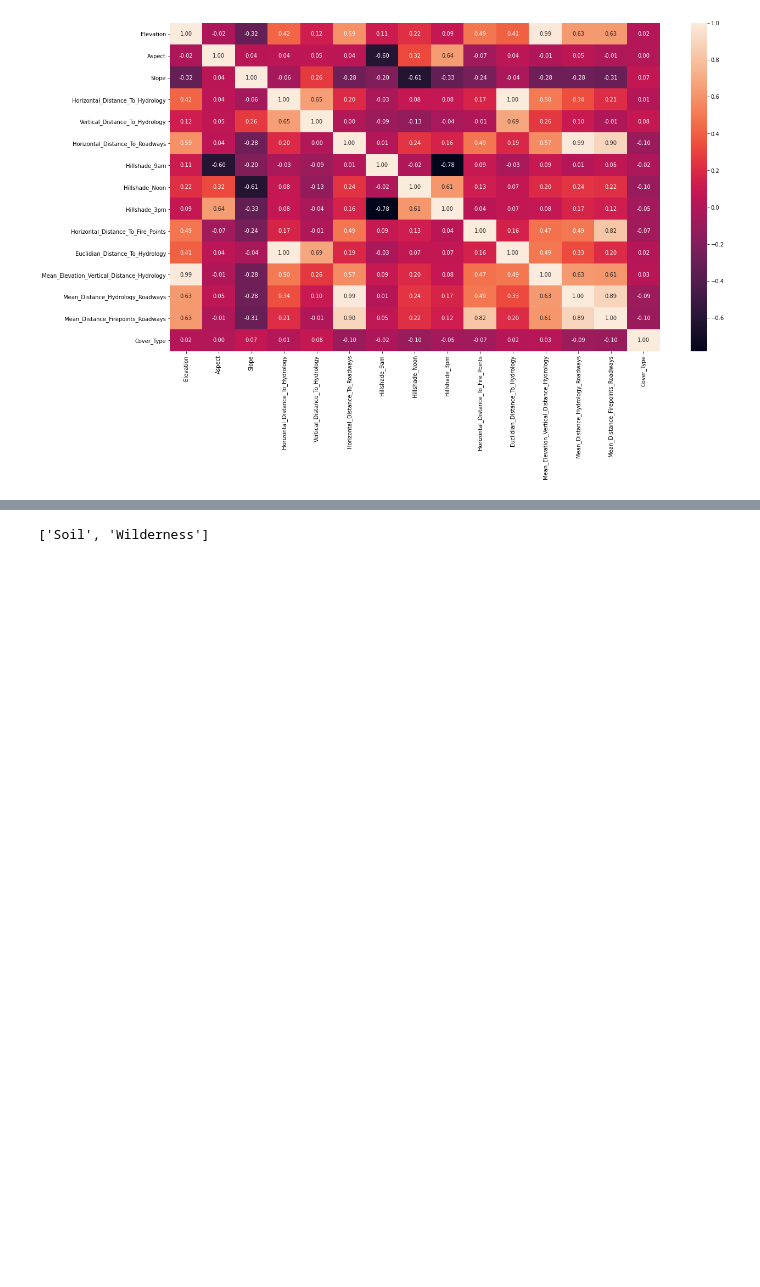
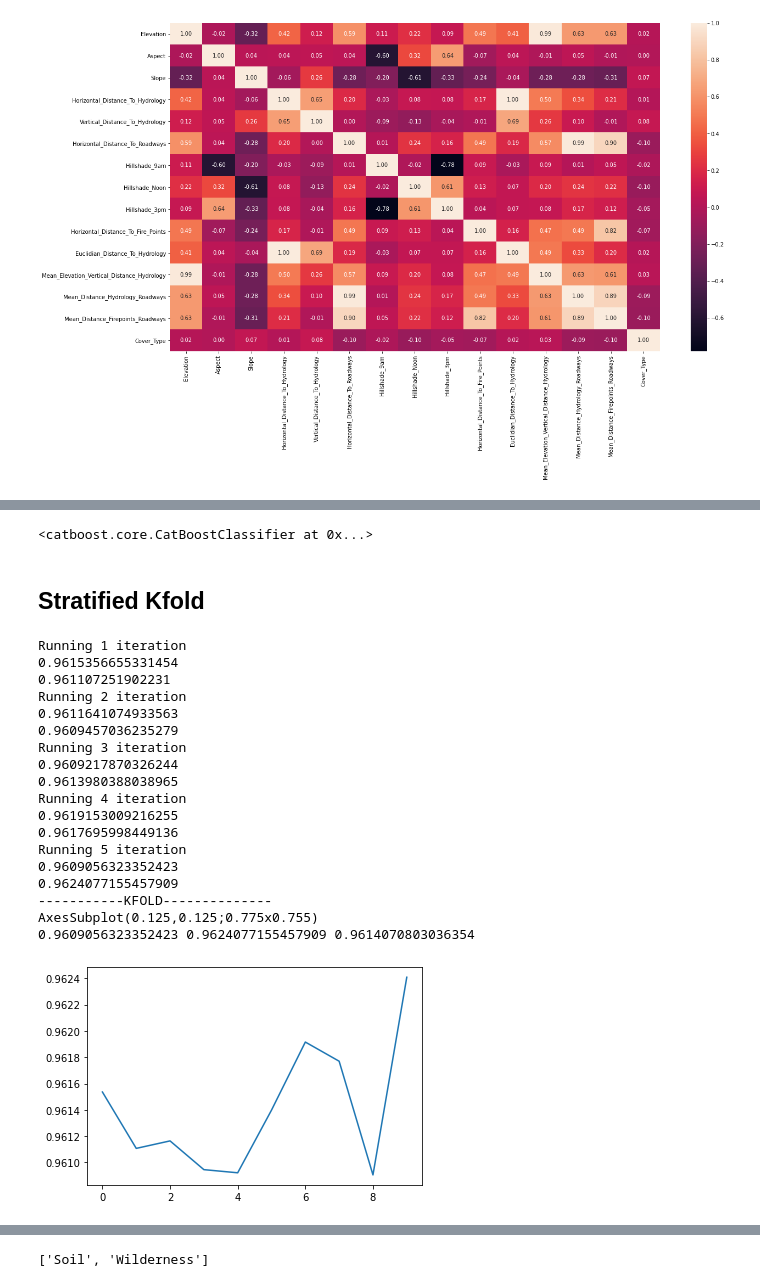
Before and after one commit to plaban1981/Dphi_hackathon, a Jupyter notebook: Data_Sprint_29_Forest_Cover_Type.ipynb, the cells around one changed output, grey strips where cells are left out. Saved outputs shown, nothing was run; the diff lists cells and outputs as text; code cells hidden in the pictures; blank space fills up the shorter version.

```diff
--- a/Data_Sprint_29_Forest_Cover_Type.ipynb
+++ b/Data_Sprint_29_Forest_Cover_Type.ipynb
@@ -515,0 +601,65 @@ Y = train['Cover_Type']
+# %%
+grid.best_estimator_
+# %% [output]
+<catboost.core.CatBoostClassifier at 0x...>
+# %% [markdown]
+## Stratified Kfold
+# %%
+from sklearn.model_selection import StratifiedKFold
+from sklearn.metrics import *
+iterations = 5
+scores = []
+scores_val = []
+target = Y
+temp = X
+predictions = []
+for i in range(iterations):
+    print(f'Running {i+1} iteration')
+
+    kfold = StratifiedKFold(n_splits = 2, shuffle=True)
+
+    for train_index,test_index in kfold.split(temp,target):
+        xtrain,xtest = temp.iloc[train_index],temp.iloc[test_index]
+        ytrain,ytest = target.iloc[train_index],target.iloc[test_index]
+
+        #model  = CatBoostClassifier(learning_rate = 0.04627007502666947, n_estimators =1483, random_state = 60)
+        model = CatBoostClassifier(max_depth=10,
+                                   random_state=42,
+                                   iterations = 1000,
+                                   learning_rate =0.3,
+                                   l2_leaf_reg = 1,
+                                   eval_metric='Accuracy',
+                                   auto_class_weights='Balanced',
+                                   verbose=0,task_type="GPU")
+        model.fit(xtrain,ytrain)
+
+        preds = model.predict(xtest)
+
+        print(accuracy_score(ytest,preds))
+        scores.append(accuracy_score(ytest,preds))
+        #
+#
+#
+print('-----------KFOLD--------------')
+print(sns.lineplot(x=[i for i in range(len(scores))],y=scores))
+print(min(scores),max(scores),np.mean(scores))
+# %% [output]
+Running 1 iteration
+0.9615356655331454
+0.961107251902231
+Running 2 iteration
+0.9611641074933563
+0.9609457036235279
+Running 3 iteration
+0.9609217870326244
+0.9613980388038965
+Running 4 iteration
+0.9619153009216255
+0.9617695998449136
+Running 5 iteration
+0.9609056323352423
+0.9624077155457909
+-----------KFOLD--------------
+AxesSubplot(0.125,0.125;0.775x0.755)
+0.9609056323352423 0.9624077155457909 0.9614070803036354
+[figure, added]
```
Also changed, not shown: parts of 49 cells of this notebook.
